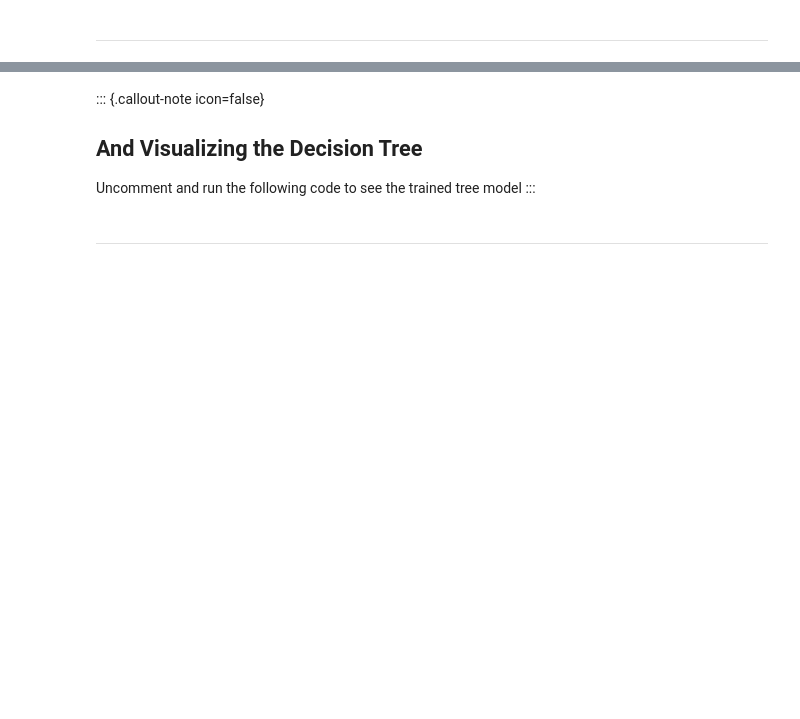
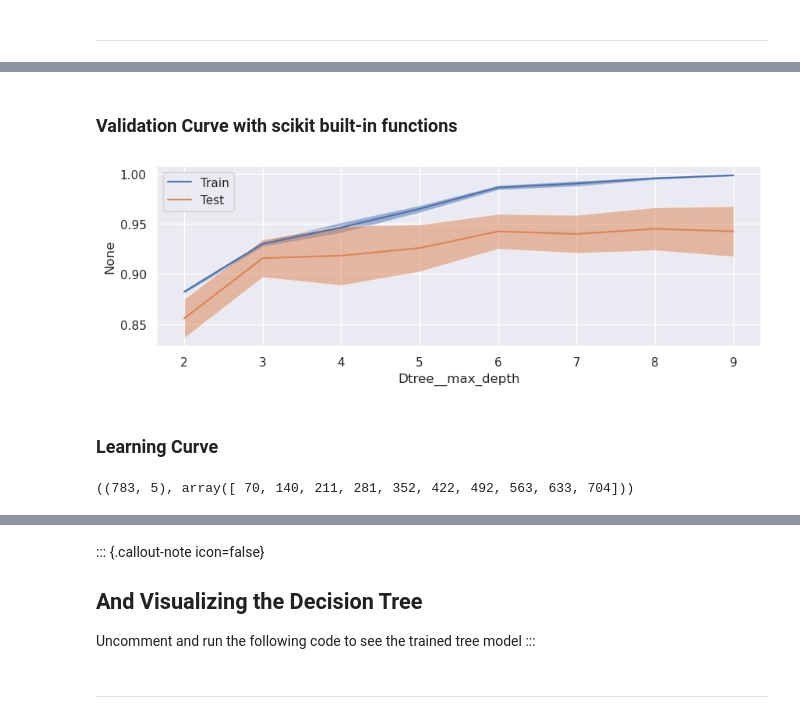
Before and after one commit to ML-MIC/MLMIIN, a Jupyter notebook: 2_4_Decision_Trees/2_4_Decision_Trees.ipynb, the cells around one changed output, grey strips where cells are left out. Saved outputs shown, nothing was run; the diff lists cells and outputs as text; code cells hidden in the pictures; blank space fills up the shorter version.

```diff
--- a/2_4_Decision_Trees/2_4_Decision_Trees.ipynb
+++ b/2_4_Decision_Trees/2_4_Decision_Trees.ipynb
@@ -521,0 +517,29 @@ DecTree_gridCV.best_params_
+# %% [markdown]
+### Validation Curve with scikit built-in functions
+# %%
+from sklearn.model_selection import validation_curve, ValidationCurveDisplay
+
+param_range = hyp_grid['Dtree__max_depth']
+
+train_scores, test_scores = validation_curve(
+    DecTree_gridCV.best_estimator_,
+    XTR,
+    YTR,
+    param_name='Dtree__max_depth',
+    param_range=param_range,
+    cv=10,
+    scoring='accuracy',
+    n_jobs=-1
+)
+
+ValidationCurveDisplay(
+    param_name='Dtree__max_depth',
+    param_range=param_range,
+    train_scores=train_scores,
+    test_scores=test_scores).plot()
+
+plt.show();plt.close()
+# %% [output]
+[figure, added]
+# %% [markdown]
+### Learning Curve
@@ -521,0 +558,4 @@ DecTree_gridCV.best_params_
+# %%
+XTR.shape, train_sizes
+# %% [output]
+((783, 5), array([ 70, 140, 211, 281, 352, 422, 492, 563, 633, 704]))
```
Also changed, not shown: parts of 21 cells of this notebook, 1 other file.
